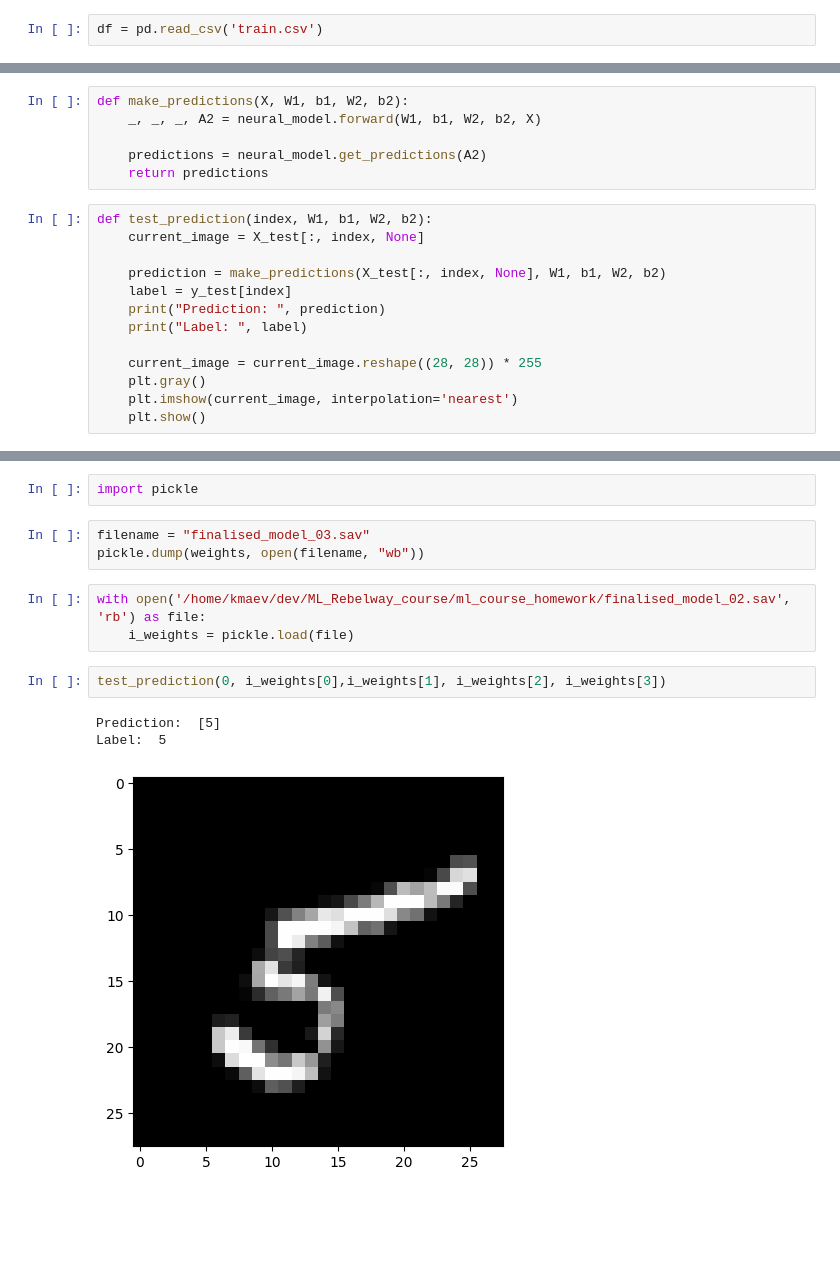
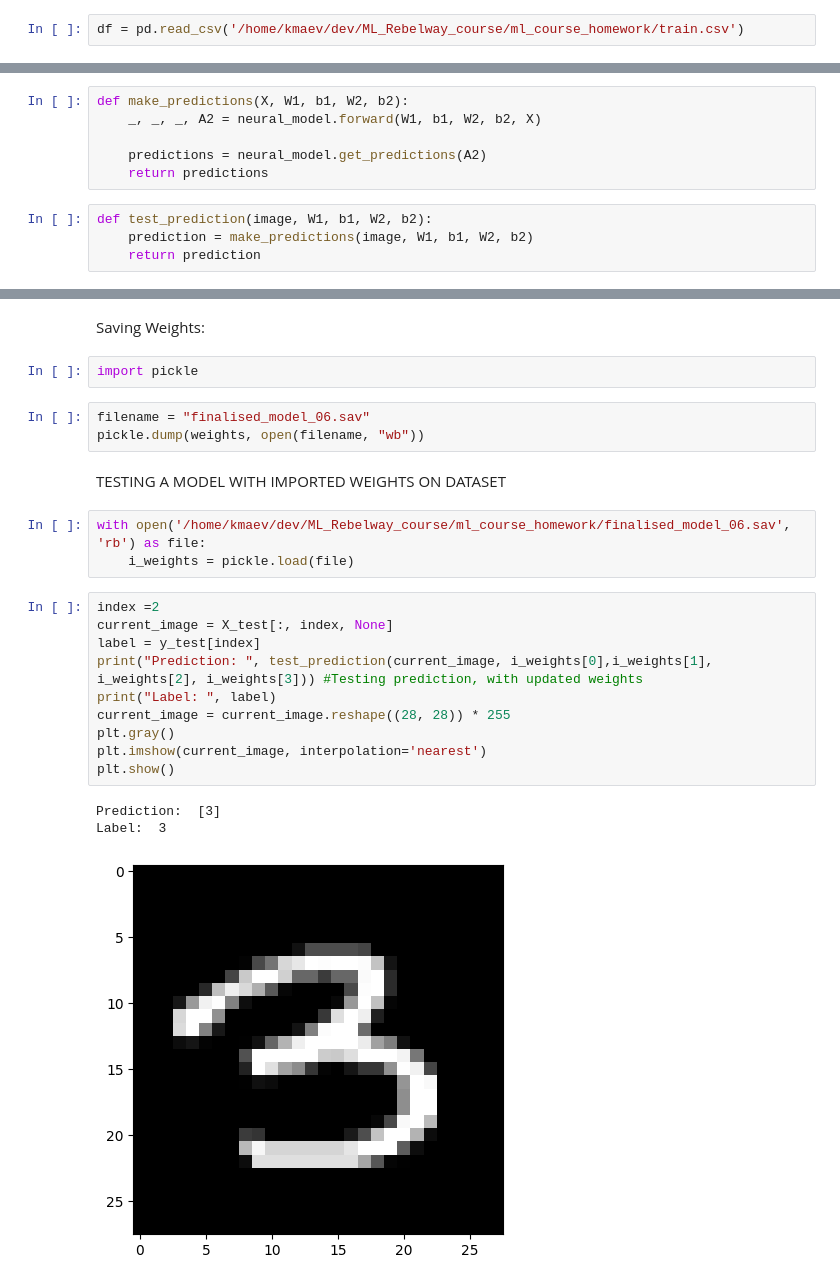
Before and after one commit to Kmaev/ml_ai_first_sprint, a Jupyter notebook: nn_training.ipynb, the cells around one changed output, grey strips where cells are left out. Drawn from its saved outputs; the diff is of its cells as text; blank space fills up the shorter version.

```diff
--- a/nn_training.ipynb
+++ b/nn_training.ipynb
@@ -9,4 +9,4 @@ from mnist.nn_metrics import Metrics
 from mnist.nn_encoders import Encoders
 from mnist.nn_activations import Activations
 # %%
-df = pd.read_csv('train.csv')
+df = pd.read_csv('/home/kmaev/dev/ML_Rebelway_course/ml_course_homework/train.csv')
@@ -82,16 +52,7 @@ def make_predictions(X, W1, b1, W2, b2):
     predictions = neural_model.get_predictions(A2)
     return predictions
 # %%
-def test_prediction(index, W1, b1, W2, b2):
-    current_image = X_test[:, index, None]
-
-    prediction = make_predictions(X_test[:, index, None], W1, b1, W2, b2)
-    label = y_test[index]
-    print("Prediction: ", prediction)
-    print("Label: ", label)
-
-    current_image = current_image.reshape((28, 28)) * 255
-    plt.gray()
-    plt.imshow(current_image, interpolation='nearest')
-    plt.show()
+def test_prediction(image, W1, b1, W2, b2):
+    prediction = make_predictions(image, W1, b1, W2, b2)
+    return prediction
 # %%
@@ -103,14 +72,26 @@ Label:  1
+# %% [markdown]
+Saving Weights:
 # %%
 import pickle
 # %%
-filename = "finalised_model_03.sav"
+filename = "finalised_model_06.sav"
 pickle.dump(weights, open(filename, "wb"))
+# %% [markdown]
+TESTING A MODEL WITH IMPORTED WEIGHTS ON DATASET
 # %%
-with open('/home/kmaev/dev/ML_Rebelway_course/ml_course_homework/finalised_model_02.sav', 'rb') as file:
+with open('/home/kmaev/dev/ML_Rebelway_course/ml_course_homework/finalised_model_06.sav', 'rb') as file:
     i_weights = pickle.load(file)
 # %%
-test_prediction(0, i_weights[0],i_weights[1], i_weights[2], i_weights[3])
+index =2
+current_image = X_test[:, index, None]
+label = y_test[index]
+print("Prediction: ", test_prediction(current_image, i_weights[0],i_weights[1], i_weights[2], i_weights[3])) #Testing prediction, with updated weights
+print("Label: ", label)
+current_image = current_image.reshape((28, 28)) * 255
+plt.gray()
+plt.imshow(current_image, interpolation='nearest')
+plt.show()
 # %% [output]
-Prediction:  [5]
-Label:  5
+Prediction:  [3]
+Label:  3
-[figure, old version]
+[figure, new version]
```
Also changed, not shown: parts of 15 cells of this notebook, 5 other files.
